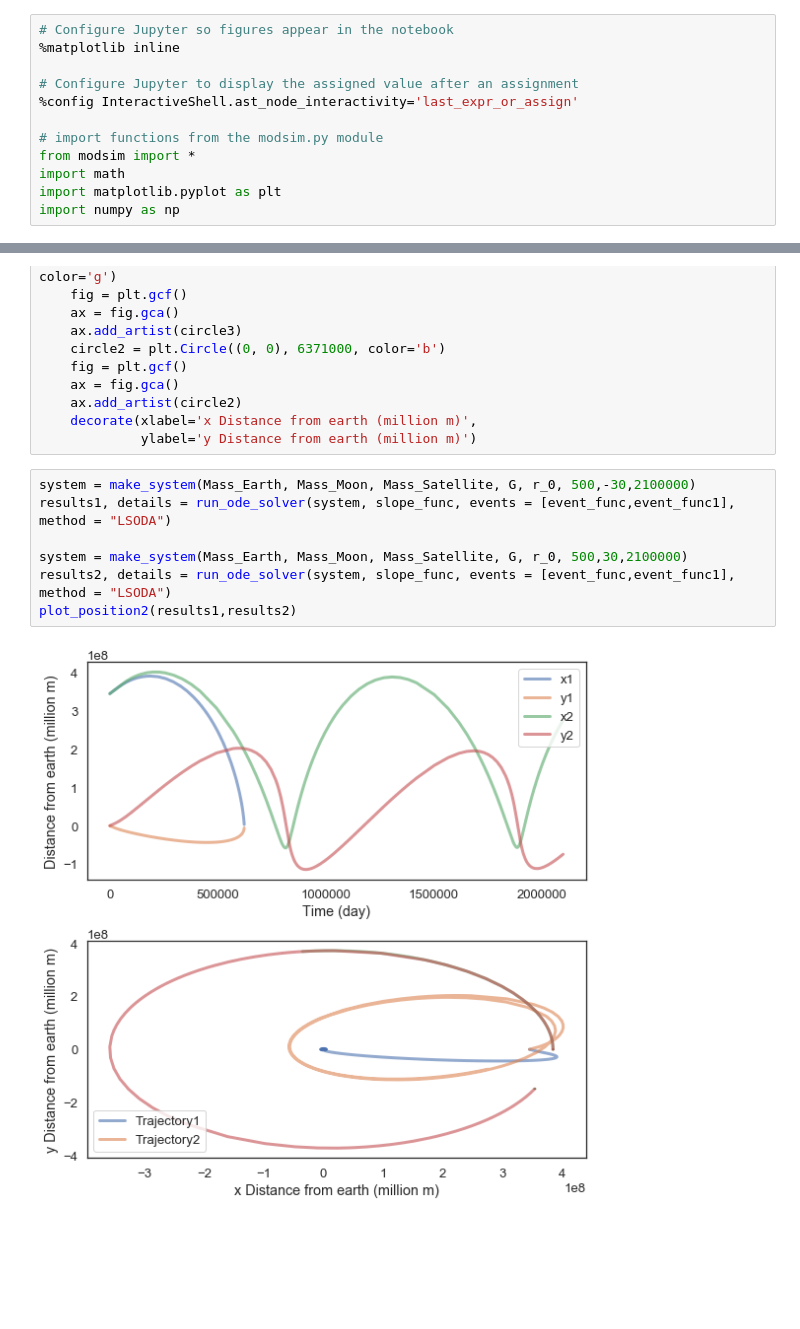
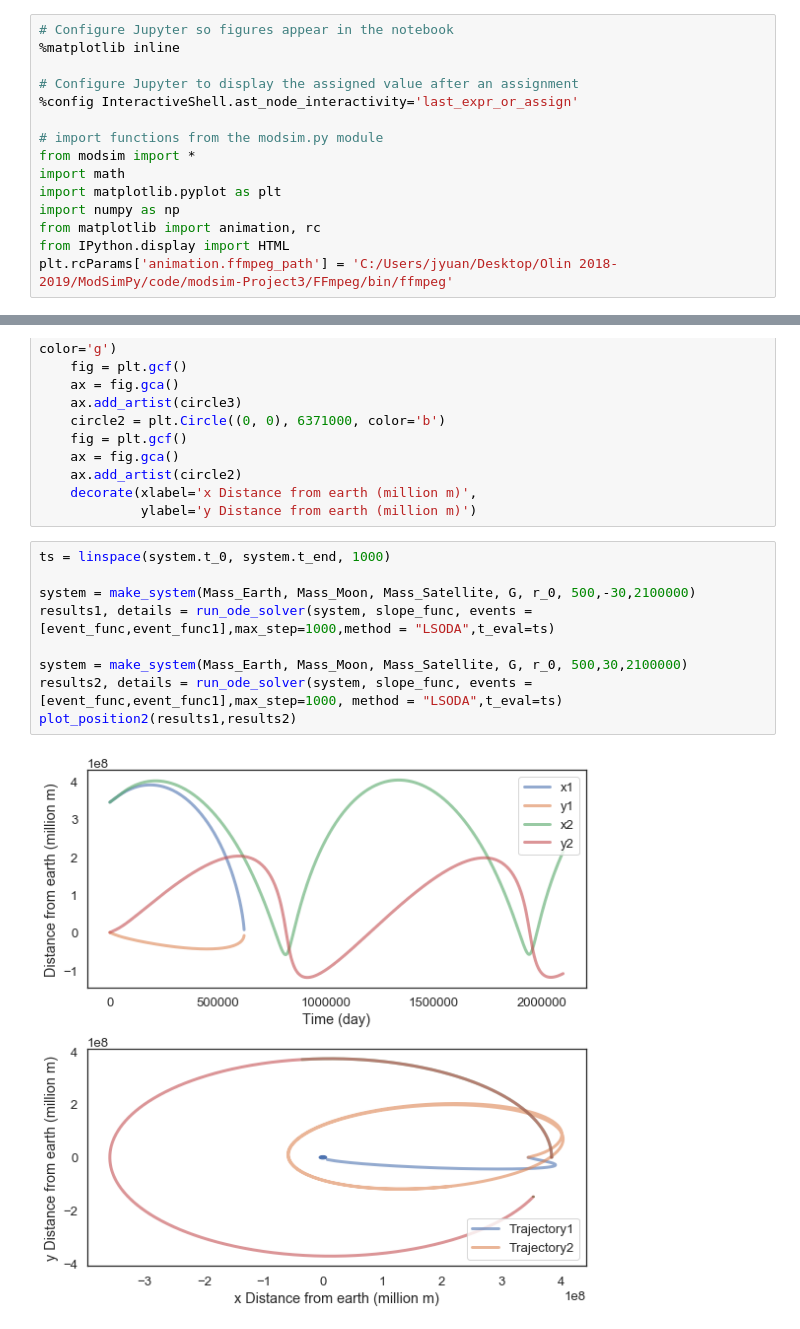
Before and after one commit to mpatil99/modsim-Project3, a Jupyter notebook: Moon Slingshot Project 3.ipynb, the cells around one changed output, grey strips where cells are left out. Saved outputs shown, nothing was run; the diff lists cells and outputs as text; blank space fills up the shorter version.

Commit message:
Animation Update

```diff
--- a/Moon Slingshot Project 3.ipynb
+++ b/Moon Slingshot Project 3.ipynb
@@ -16,6 +16,9 @@ from modsim import *
 import math
 import matplotlib.pyplot as plt
 import numpy as np
+from matplotlib import animation, rc
+from IPython.display import HTML
+plt.rcParams['animation.ffmpeg_path'] = 'C:/Users/jyuan/Desktop/Olin 2018-2019/ModSimPy/code/modsim-Project3/FFmpeg/bin/ffmpeg'
 # %%
 N = UNITS.newton
 kg = UNITS.kilogram
@@ -230,11 +234,13 @@ def plot_position2(results1, results2):
     decorate(xlabel='x Distance from earth (million m)',
              ylabel='y Distance from earth (million m)')
 # %%
+ts = linspace(system.t_0, system.t_end, 1000)
+
 system = make_system(Mass_Earth, Mass_Moon, Mass_Satellite, G, r_0, 500,-30,2100000)
-results1, details = run_ode_solver(system, slope_func, events = [event_func,event_func1], method = "LSODA")
+results1, details = run_ode_solver(system, slope_func, events = [event_func,event_func1],max_step=1000,method = "LSODA",t_eval=ts)
 
 system = make_system(Mass_Earth, Mass_Moon, Mass_Satellite, G, r_0, 500,30,2100000)
-results2, details = run_ode_solver(system, slope_func, events = [event_func,event_func1], method = "LSODA")
+results2, details = run_ode_solver(system, slope_func, events = [event_func,event_func1],max_step=1000, method = "LSODA",t_eval=ts)
 plot_position2(results1,results2)
 # %% [output]
-[figure, old version]
+[figure, new version]
```
Also changed, not shown: parts of 11 cells of this notebook.
